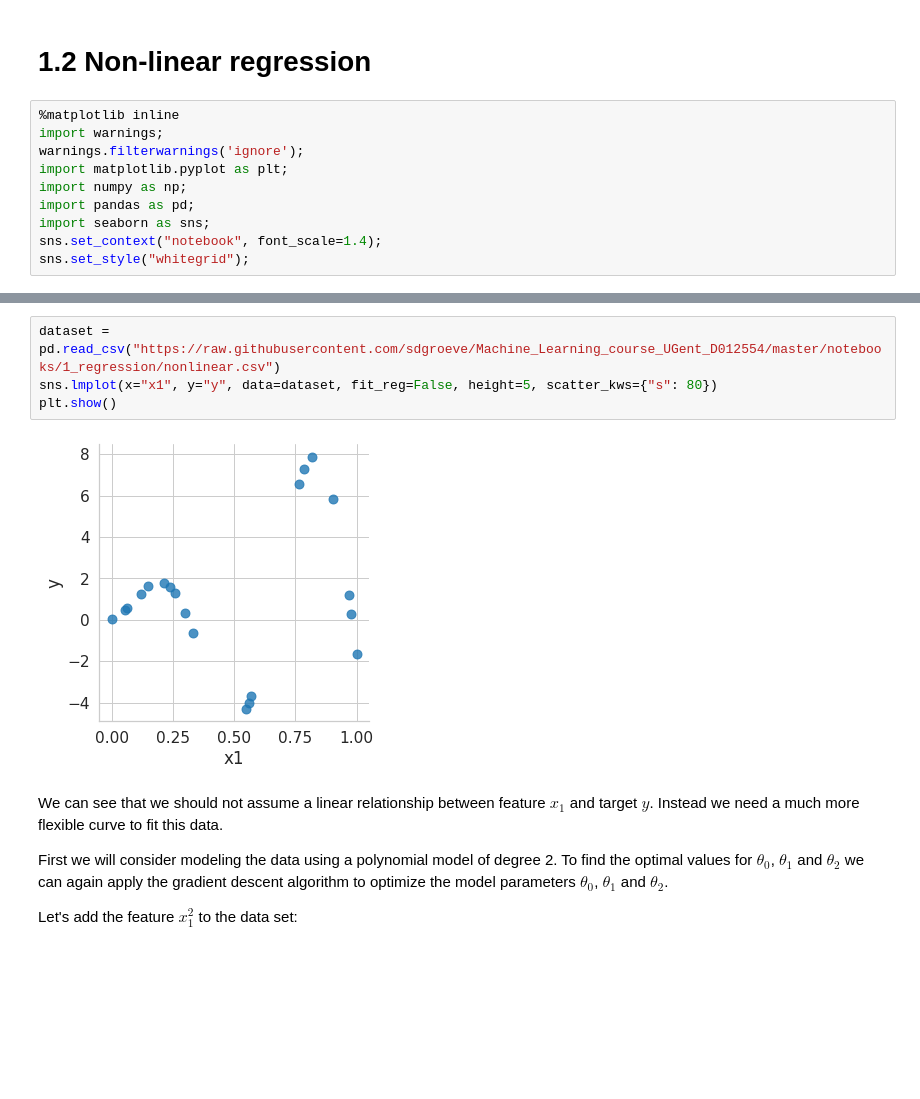
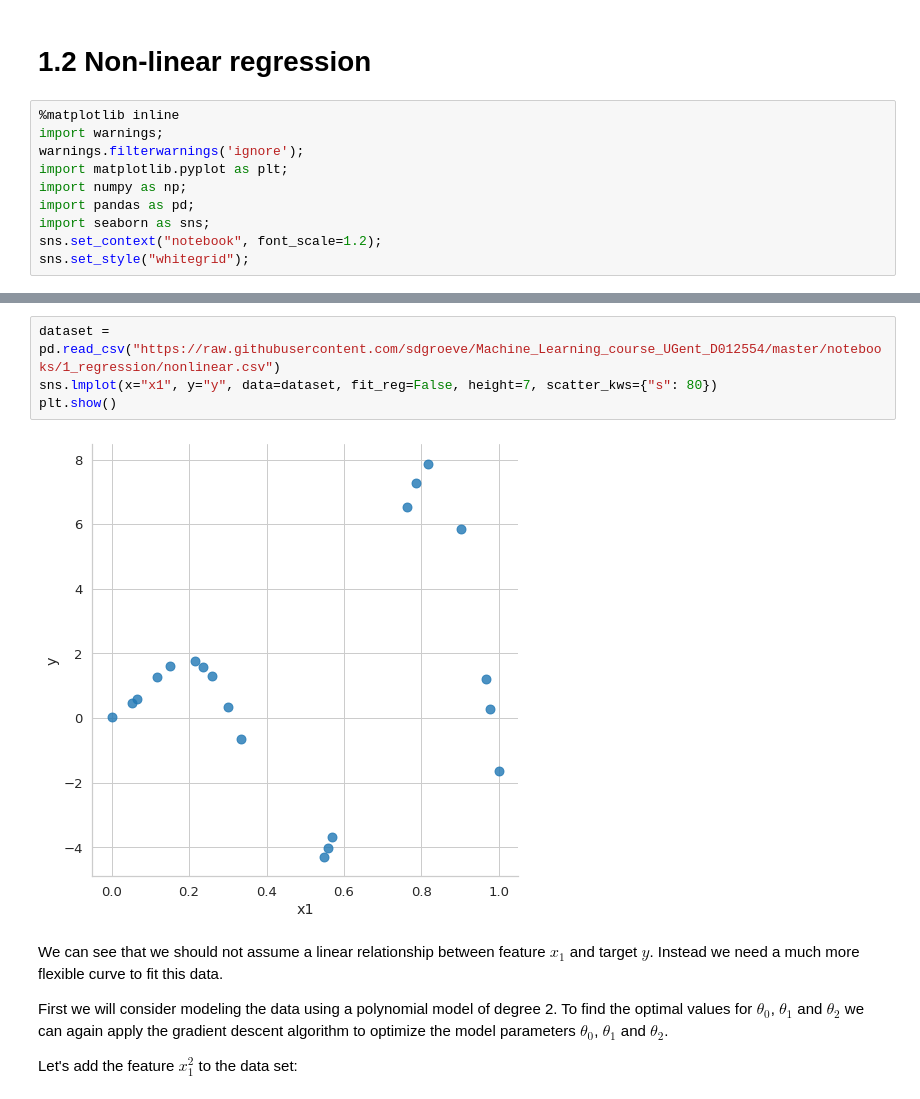
Before and after one commit to mtthsmoore/PRACTUNFINISHED_class_K-means, a Jupyter notebook: notebooks/1_regression/1.2_Non-linear_regression.ipynb, the cells around one changed output, grey strips where cells are left out. Saved outputs shown, nothing was run; the diff lists cells and outputs as text; blank space fills up the shorter version.

```diff
--- a/notebooks/1_regression/1.2_Non-linear_regression.ipynb
+++ b/notebooks/1_regression/1.2_Non-linear_regression.ipynb
@@ -8,7 +8,7 @@ import matplotlib.pyplot as plt;
 import numpy as np;
 import pandas as pd;
 import seaborn as sns;
-sns.set_context("notebook", font_scale=1.4);
+sns.set_context("notebook", font_scale=1.2);
 sns.set_style("whitegrid");
 # %% [markdown]
 Linear regression models the data as
@@ -32,10 +38,10 @@ The non-linearity is obtained by adding a term for the square of $x_1$ that is c
 Let's consider the following data set:
 # %%
 dataset = pd.read_csv("https://raw.githubusercontent.com/sdgroeve/Machine_Learning_course_UGent_D012554/master/notebooks/1_regression/nonlinear.csv")
-sns.lmplot(x="x1", y="y", data=dataset, fit_reg=False, height=5, scatter_kws={"s": 80})
+sns.lmplot(x="x1", y="y", data=dataset, fit_reg=False, height=7, scatter_kws={"s": 80})
 plt.show()
 # %% [output]
-[figure, old version]
+[figure, new version]
 # %% [markdown]
 We can see that we should not assume a linear relationship between feature $x_1$ and target $y$. Instead we need a much more flexible curve to fit this data.
 
```
Also changed, not shown: parts of 5 cells of this notebook.
